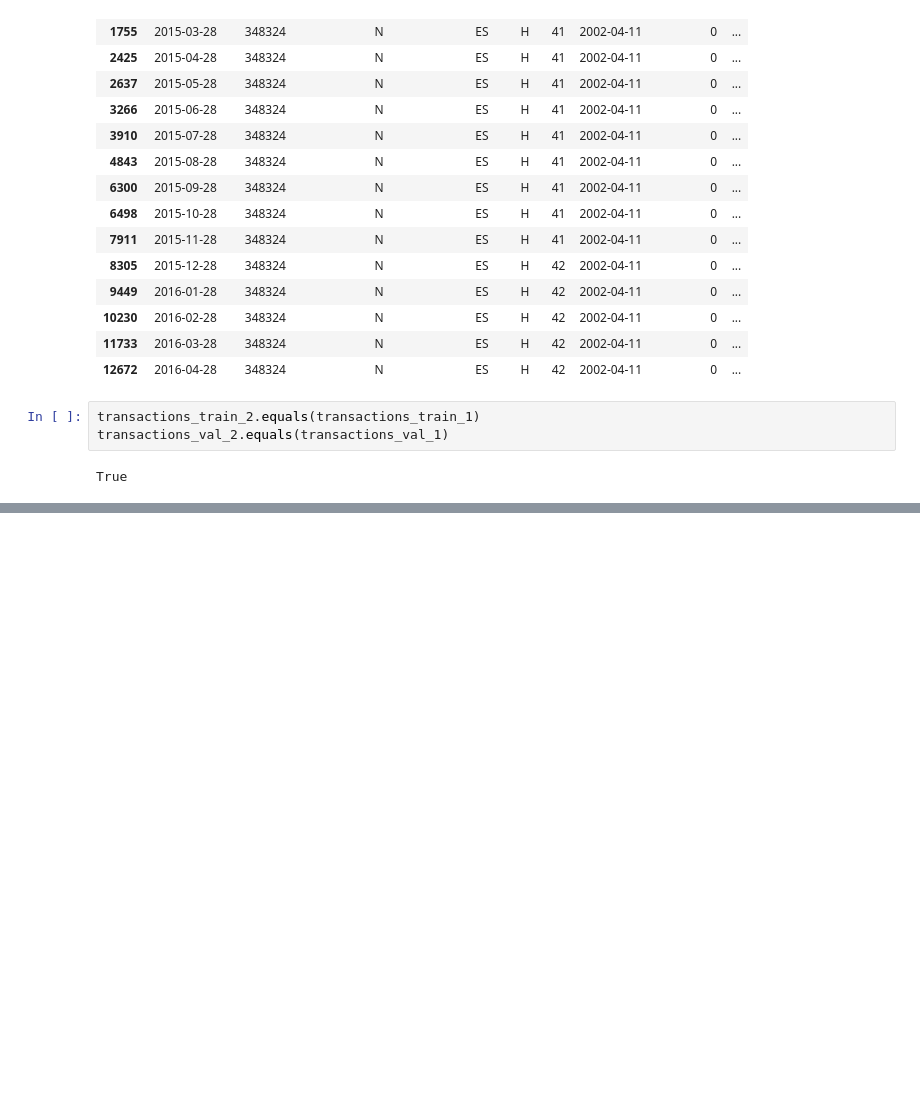
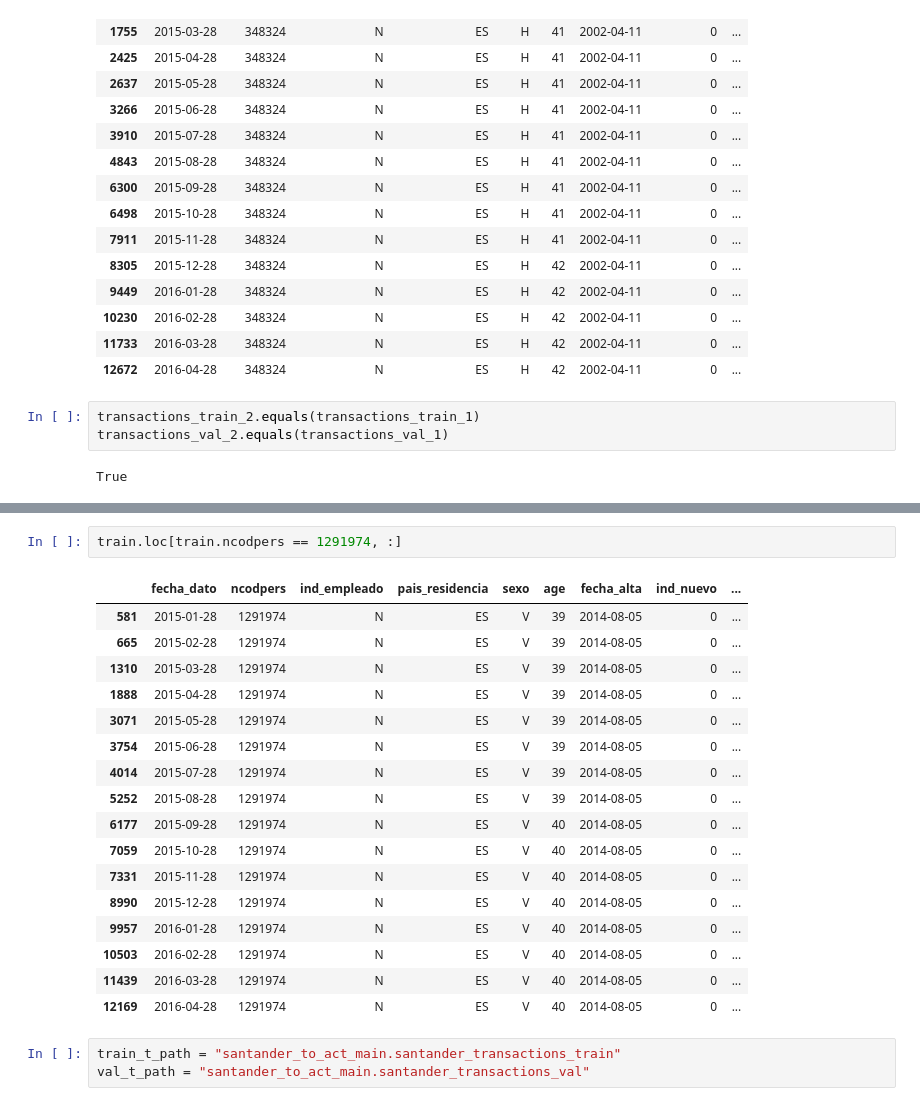
Before and after one commit to getindata/quickstart-ml-blueprints, a Jupyter notebook: notebooks/santander_to_act.ipynb, the cells around one changed output, grey strips where cells are left out. Drawn from its saved outputs; the diff is of its cells as text; blank space fills up the shorter version.

Commit message:
added transactions nodes to pipeline

```diff
--- a/notebooks/santander_to_act.ipynb
+++ b/notebooks/santander_to_act.ipynb
@@ -287,0 +430,23 @@ True
+# %%
+train.loc[train.ncodpers == 1291974, :]
+# %% [output]
+|  | fecha_dato | ncodpers | ind_empleado | pais_residencia | sexo | age | fecha_alta | ind_nuevo | ... |
+| 581 | 2015-01-28 | 1291974 | N | ES | V | 39 | 2014-08-05 | 0 | ... |
+| 665 | 2015-02-28 | 1291974 | N | ES | V | 39 | 2014-08-05 | 0 | ... |
+| 1310 | 2015-03-28 | 1291974 | N | ES | V | 39 | 2014-08-05 | 0 | ... |
+| 1888 | 2015-04-28 | 1291974 | N | ES | V | 39 | 2014-08-05 | 0 | ... |
+| 3071 | 2015-05-28 | 1291974 | N | ES | V | 39 | 2014-08-05 | 0 | ... |
+| 3754 | 2015-06-28 | 1291974 | N | ES | V | 39 | 2014-08-05 | 0 | ... |
+| 4014 | 2015-07-28 | 1291974 | N | ES | V | 39 | 2014-08-05 | 0 | ... |
+| 5252 | 2015-08-28 | 1291974 | N | ES | V | 39 | 2014-08-05 | 0 | ... |
+| 6177 | 2015-09-28 | 1291974 | N | ES | V | 40 | 2014-08-05 | 0 | ... |
+| 7059 | 2015-10-28 | 1291974 | N | ES | V | 40 | 2014-08-05 | 0 | ... |
+| 7331 | 2015-11-28 | 1291974 | N | ES | V | 40 | 2014-08-05 | 0 | ... |
+| 8990 | 2015-12-28 | 1291974 | N | ES | V | 40 | 2014-08-05 | 0 | ... |
+| 9957 | 2016-01-28 | 1291974 | N | ES | V | 40 | 2014-08-05 | 0 | ... |
+| 10503 | 2016-02-28 | 1291974 | N | ES | V | 40 | 2014-08-05 | 0 | ... |
+| 11439 | 2016-03-28 | 1291974 | N | ES | V | 40 | 2014-08-05 | 0 | ... |
+| 12169 | 2016-04-28 | 1291974 | N | ES | V | 40 | 2014-08-05 | 0 | ... |
+# %%
+train_t_path = "santander_to_act_main.santander_transactions_train"
+val_t_path = "santander_to_act_main.santander_transactions_val"
```
Also changed, not shown: parts of 12 cells of this notebook, 4 other files.
